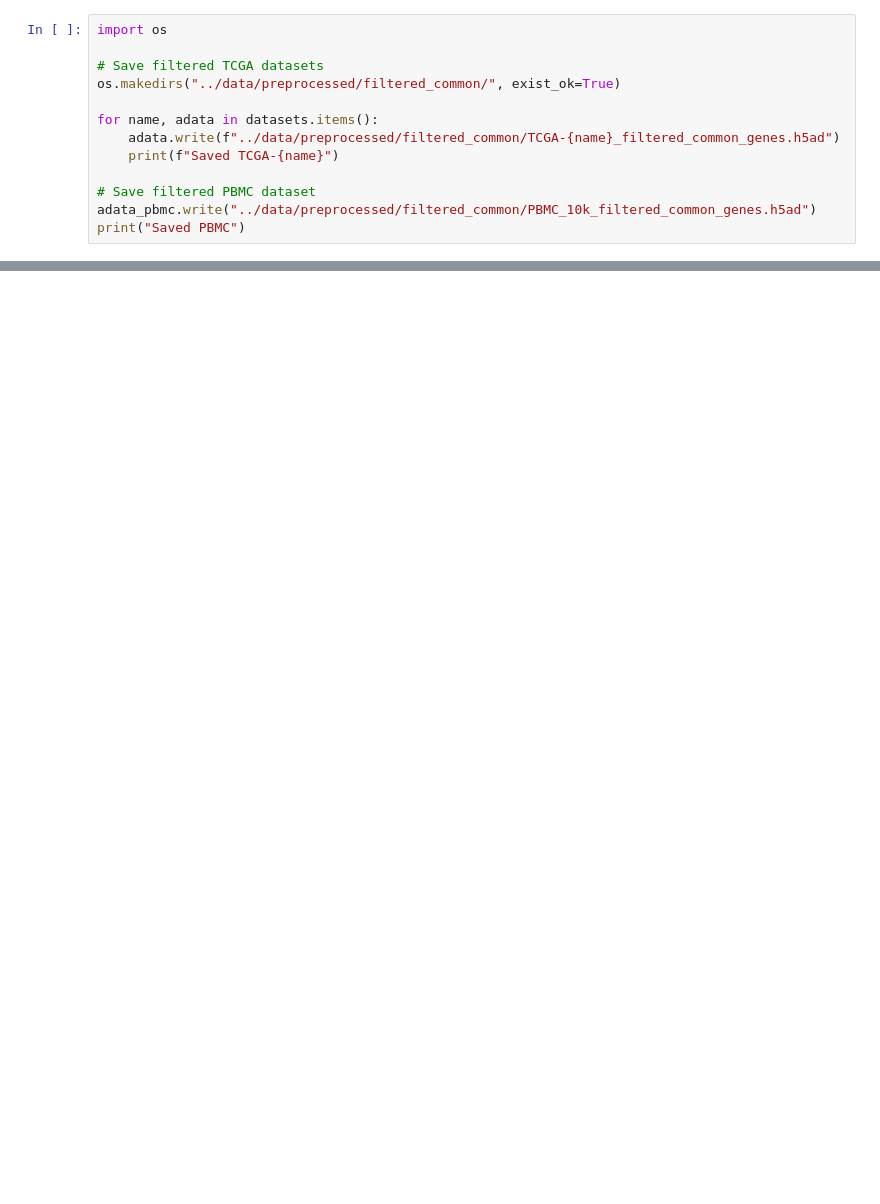
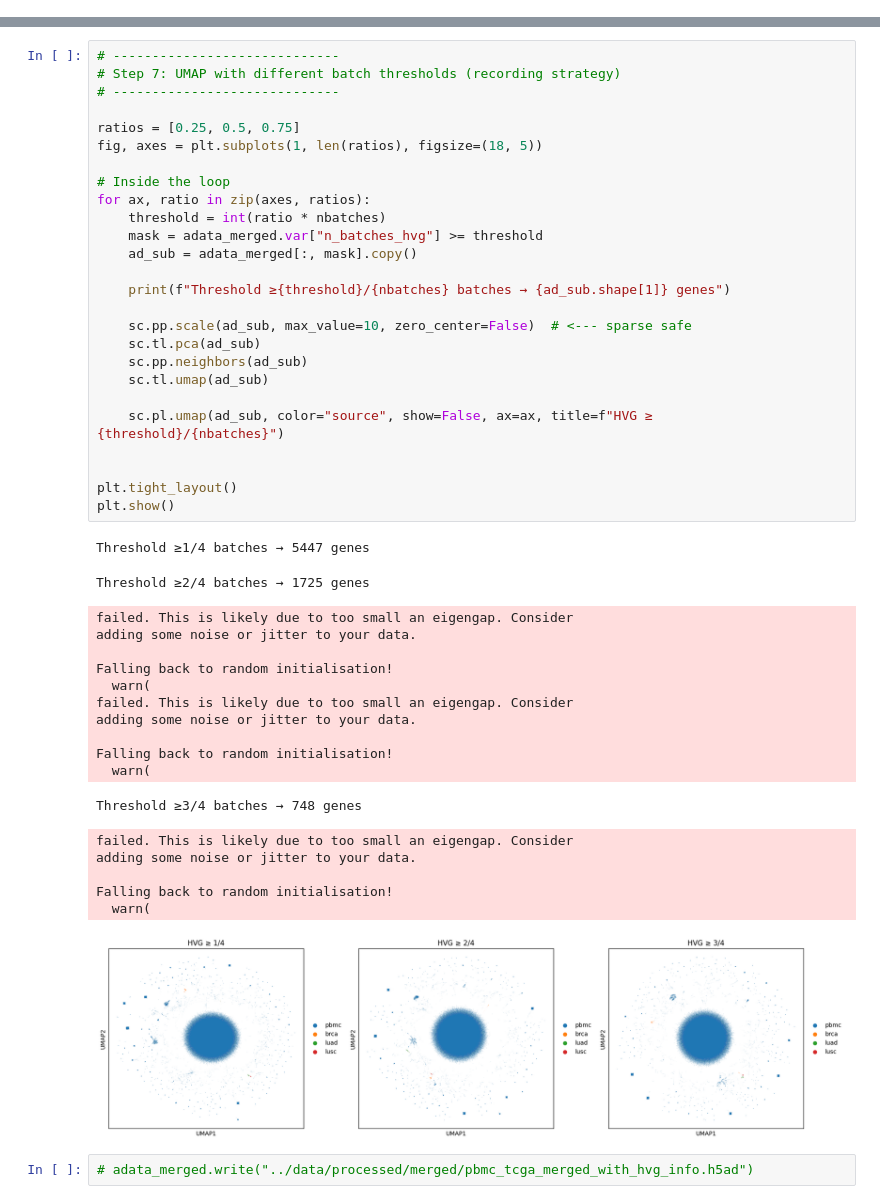
Before and after one commit to 2damlee/denoising_RNAseq, a Jupyter notebook: notebooks/03_Common_gene_filtering.ipynb, the cells around one changed output, grey strips where cells are left out. Cells and saved outputs as stored; diff of their text form; blank space fills up the shorter version.

```diff
--- a/notebooks/03_Common_gene_filtering.ipynb
+++ b/notebooks/03_Common_gene_filtering.ipynb
@@ -43,13 +0,0 @@ PBMC shape after filtering: (2099284, 19618)
-# %%
-import os
-
-# Save filtered TCGA datasets
-os.makedirs("../data/preprocessed/filtered_common/", exist_ok=True)
-
-for name, adata in datasets.items():
-    adata.write(f"../data/preprocessed/filtered_common/TCGA-{name}_filtered_common_genes.h5ad")
-    print(f"Saved TCGA-{name}")
-
-# Save filtered PBMC dataset
-adata_pbmc.write("../data/preprocessed/filtered_common/PBMC_10k_filtered_common_genes.h5ad")
-print("Saved PBMC")
@@ -124,0 +183,48 @@ TCGA-3C-AALK  FEMALE  52.0        Alive    Stage IA    3C
+# %%
+# -----------------------------
+# Step 7: UMAP with different batch thresholds (recording strategy)
+# -----------------------------
+
+ratios = [0.25, 0.5, 0.75]
+fig, axes = plt.subplots(1, len(ratios), figsize=(18, 5))
+
+# Inside the loop
+for ax, ratio in zip(axes, ratios):
+    threshold = int(ratio * nbatches)
+    mask = adata_merged.var["n_batches_hvg"] >= threshold
+    ad_sub = adata_merged[:, mask].copy()
+
+    print(f"Threshold ≥{threshold}/{nbatches} batches → {ad_sub.shape[1]} genes")
+
+    sc.pp.scale(ad_sub, max_value=10, zero_center=False)  # <--- sparse safe
+    sc.tl.pca(ad_sub)
+    sc.pp.neighbors(ad_sub)
+    sc.tl.umap(ad_sub)
+
+    sc.pl.umap(ad_sub, color="source", show=False, ax=ax, title=f"HVG ≥ {threshold}/{nbatches}")
+
+
+plt.tight_layout()
+plt.show()
+# %% [output]
+Threshold ≥1/4 batches → 5447 genes
+Threshold ≥2/4 batches → 1725 genes
+failed. This is likely due to too small an eigengap. Consider
+adding some noise or jitter to your data.
+
+Falling back to random initialisation!
+  warn(
+failed. This is likely due to too small an eigengap. Consider
+adding some noise or jitter to your data.
+
+Falling back to random initialisation!
+  warn(
+Threshold ≥3/4 batches → 748 genes
+failed. This is likely due to too small an eigengap. Consider
+adding some noise or jitter to your data.
+
+Falling back to random initialisation!
+  warn(
+[figure, added]
+# %%
+# adata_merged.write("../data/processed/merged/pbmc_tcga_merged_with_hvg_info.h5ad")
```
Also changed, not shown: parts of 14 cells of this notebook, 2 other files.
